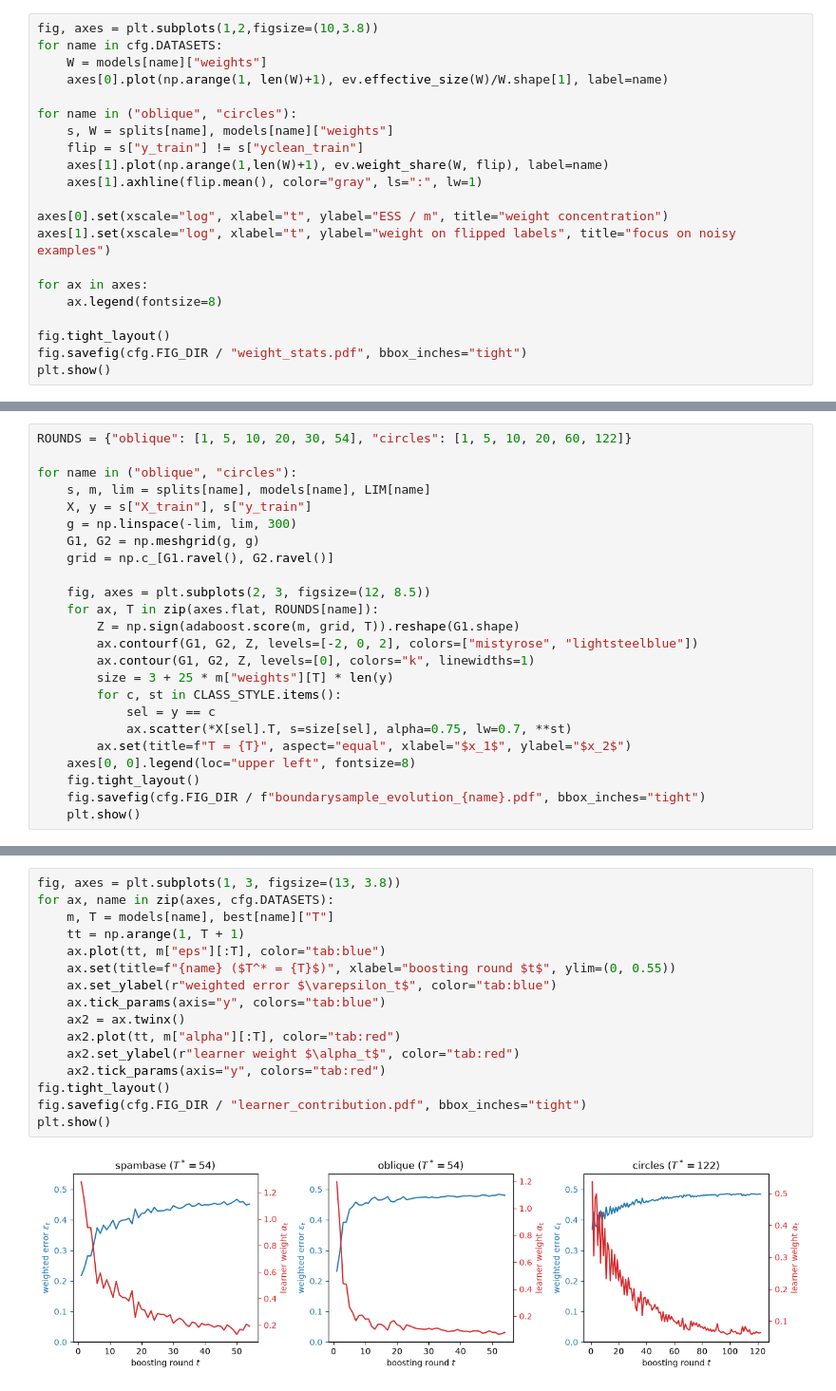
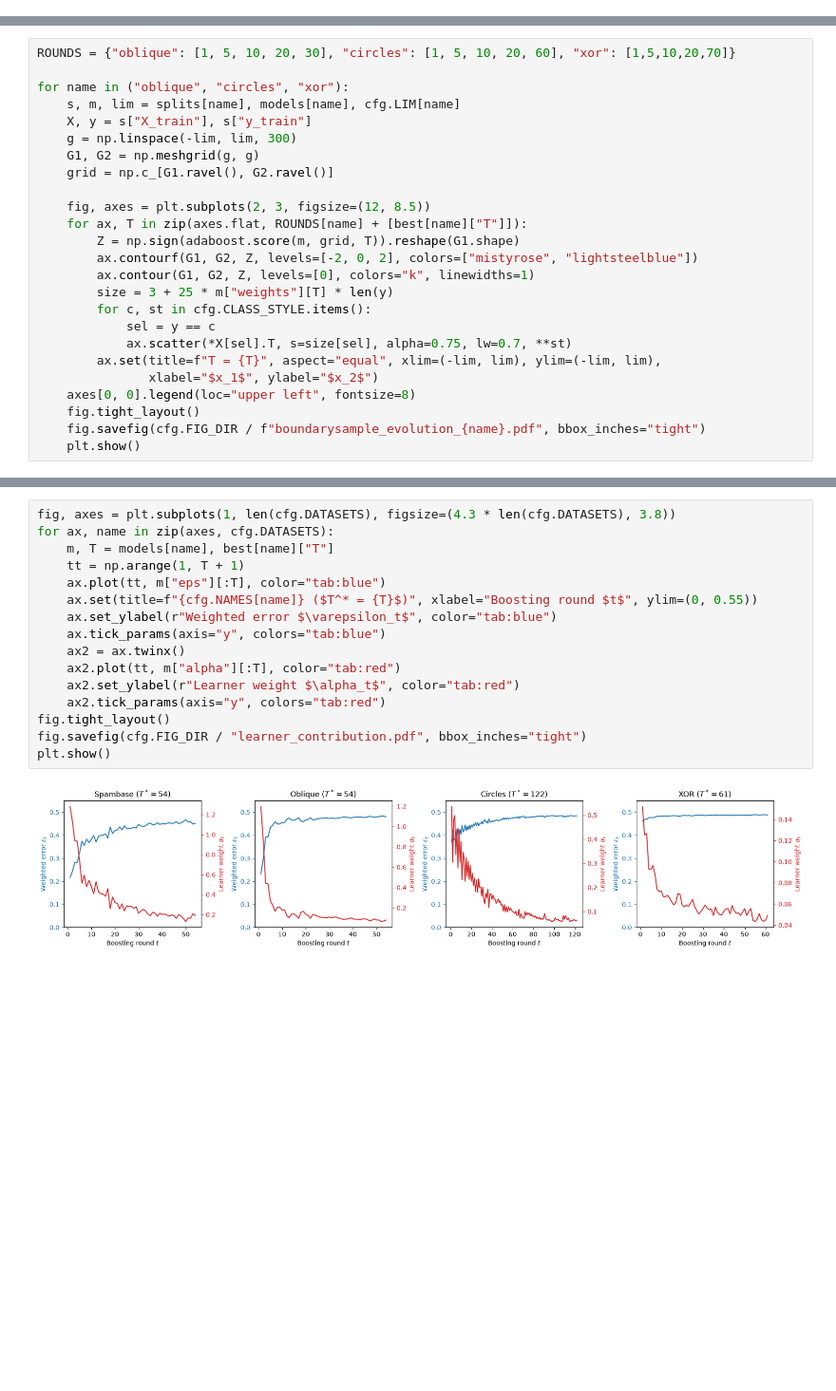
Before and after one commit to MarcoColan01/project-SM4ML2526, a Jupyter notebook: notebooks/3_adaboost.ipynb, the cells around one changed output, grey strips where cells are left out. Shown at 95% size. Drawn from its saved outputs; the diff is of its cells as text; blank space fills up the shorter version.

```diff
--- a/notebooks/3_adaboost.ipynb
+++ b/notebooks/3_adaboost.ipynb
@@ -59,21 +60,0 @@ plt.show()
-# %%
-fig, axes = plt.subplots(1,2,figsize=(10,3.8))
-for name in cfg.DATASETS:
-    W = models[name]["weights"]
-    axes[0].plot(np.arange(1, len(W)+1), ev.effective_size(W)/W.shape[1], label=name)
-
-for name in ("oblique", "circles"):
-    s, W = splits[name], models[name]["weights"]
-    flip = s["y_train"] != s["yclean_train"]
-    axes[1].plot(np.arange(1,len(W)+1), ev.weight_share(W, flip), label=name)
-    axes[1].axhline(flip.mean(), color="gray", ls=":", lw=1)
-
-axes[0].set(xscale="log", xlabel="t", ylabel="ESS / m", title="weight concentration")
-axes[1].set(xscale="log", xlabel="t", ylabel="weight on flipped labels", title="focus on noisy examples")
-
-for ax in axes:
-    ax.legend(fontsize=8)
-
-fig.tight_layout()
-fig.savefig(cfg.FIG_DIR / "weight_stats.pdf", bbox_inches="tight")
-plt.show()
@@ -82,23 +61,24 @@ plt.show()
 # %%
-ROUNDS = {"oblique": [1, 5, 10, 20, 30, 54], "circles": [1, 5, 10, 20, 60, 122]}
+ROUNDS = {"oblique": [1, 5, 10, 20, 30], "circles": [1, 5, 10, 20, 60], "xor": [1,5,10,20,70]}
 
-for name in ("oblique", "circles"):
-    s, m, lim = splits[name], models[name], LIM[name]
+for name in ("oblique", "circles", "xor"):
+    s, m, lim = splits[name], models[name], cfg.LIM[name]
     X, y = s["X_train"], s["y_train"]
     g = np.linspace(-lim, lim, 300)
     G1, G2 = np.meshgrid(g, g)
     grid = np.c_[G1.ravel(), G2.ravel()]
 
     fig, axes = plt.subplots(2, 3, figsize=(12, 8.5))
-    for ax, T in zip(axes.flat, ROUNDS[name]):
+    for ax, T in zip(axes.flat, ROUNDS[name] + [best[name]["T"]]):
         Z = np.sign(adaboost.score(m, grid, T)).reshape(G1.shape)
         ax.contourf(G1, G2, Z, levels=[-2, 0, 2], colors=["mistyrose", "lightsteelblue"])
         ax.contour(G1, G2, Z, levels=[0], colors="k", linewidths=1)
         size = 3 + 25 * m["weights"][T] * len(y)
-        for c, st in CLASS_STYLE.items():
+        for c, st in cfg.CLASS_STYLE.items():
             sel = y == c
             ax.scatter(*X[sel].T, s=size[sel], alpha=0.75, lw=0.7, **st)
-        ax.set(title=f"T = {T}", aspect="equal", xlabel="$x_1$", ylabel="$x_2$")
+        ax.set(title=f"T = {T}", aspect="equal", xlim=(-lim, lim), ylim=(-lim, lim),
+               xlabel="$x_1$", ylabel="$x_2$")
     axes[0, 0].legend(loc="upper left", fontsize=8)
     fig.tight_layout()
     fig.savefig(cfg.FIG_DIR / f"boundarysample_evolution_{name}.pdf", bbox_inches="tight")
@@ -109,18 +90,18 @@ for name in ("oblique", "circles"):
 # %%
-fig, axes = plt.subplots(1, 3, figsize=(13, 3.8))
+fig, axes = plt.subplots(1, len(cfg.DATASETS), figsize=(4.3 * len(cfg.DATASETS), 3.8))
 for ax, name in zip(axes, cfg.DATASETS):
     m, T = models[name], best[name]["T"]
     tt = np.arange(1, T + 1)
     ax.plot(tt, m["eps"][:T], color="tab:blue")
-    ax.set(title=f"{name} ($T^* = {T}$)", xlabel="boosting round $t$", ylim=(0, 0.55))
-    ax.set_ylabel(r"weighted error $\varepsilon_t$", color="tab:blue")
+    ax.set(title=f"{cfg.NAMES[name]} ($T^* = {T}$)", xlabel="Boosting round $t$", ylim=(0, 0.55))
+    ax.set_ylabel(r"Weighted error $\varepsilon_t$", color="tab:blue")
     ax.tick_params(axis="y", colors="tab:blue")
     ax2 = ax.twinx()
     ax2.plot(tt, m["alpha"][:T], color="tab:red")
-    ax2.set_ylabel(r"learner weight $\alpha_t$", color="tab:red")
+    ax2.set_ylabel(r"Learner weight $\alpha_t$", color="tab:red")
     ax2.tick_params(axis="y", colors="tab:red")
 fig.tight_layout()
 fig.savefig(cfg.FIG_DIR / "learner_contribution.pdf", bbox_inches="tight")
 plt.show()
 # %% [output]
-[figure, old version]
+[figure, new version]
```
Also changed, not shown: parts of 6 cells of this notebook, 4 other files.
